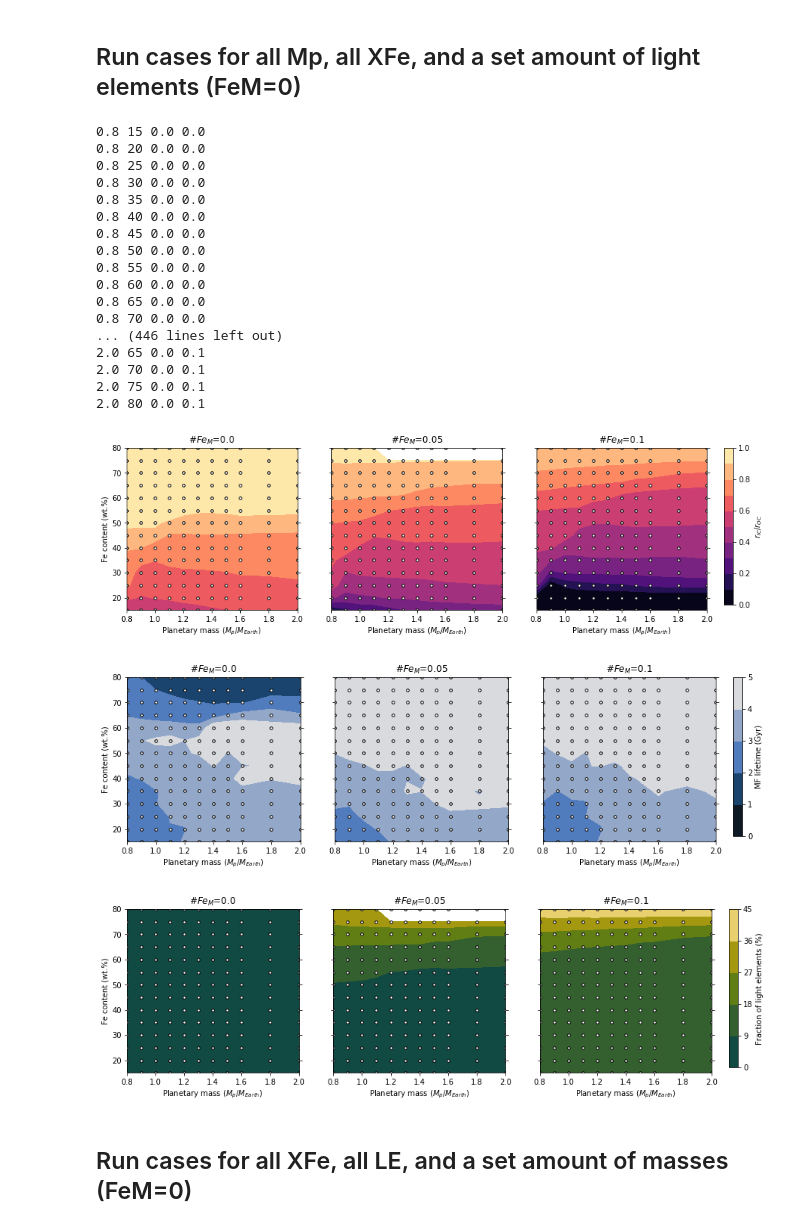
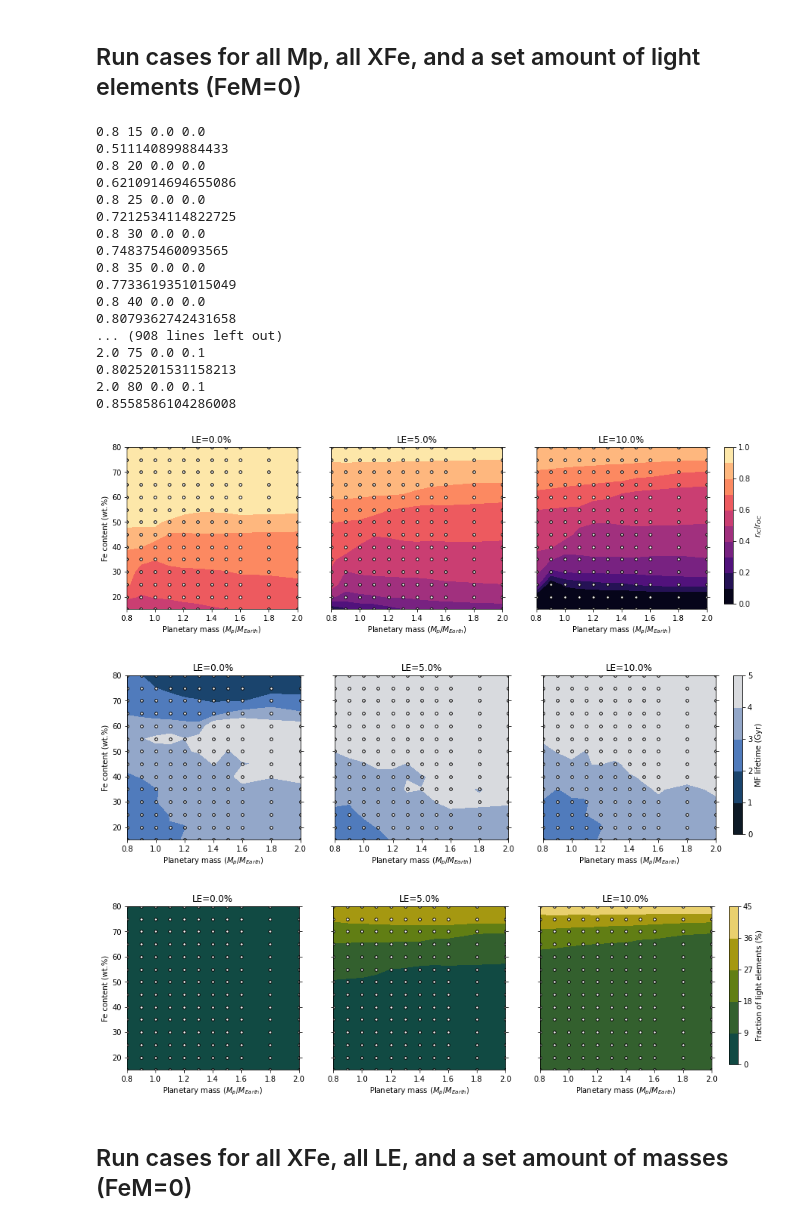
Before and after one commit to irenebonati/exo-cores, a Jupyter notebook: Planets_Evolution.ipynb, the cells around one changed output. Saved outputs shown, nothing was run; the diff lists cells and outputs as text; code cells hidden in the pictures.

```diff
--- a/Planets_Evolution.ipynb
+++ b/Planets_Evolution.ipynb
@@ -176,10 +174,8 @@ def plot_contourf(X,Y,arr,Masses,Fe,Fe_mantle,levels,plots_folder,colormap=plt.c
             ax[i].set_ylabel("")
         else:
             ax[i].set_ylabel("Fe content (wt.%)")
-        #if len(S) ==1:
-        ax[i].set_title('#$Fe_M$={}'.format(Fe_mantle[i]*1e-2))
-        #else:
-        #    ax[i].set_title('LE={}%'.format(Fe_mantle[i]*1e2))
+        #ax[i].set_title('#$Fe_M$={}'.format(Fe_mantle[i]*1e-2))
+        ax[i].set_title('LE={}%'.format(Fe_mantle[i]*1e2))
         ax[i].yaxis.set_ticks_position('both')
         ax[i].set_xlabel("Planetary mass ($M_{p}/M_{Earth}$)")
         ax[i].set_xlim([0.8,2.0])
@@ -741,7 +739,6 @@ M_S, F_S = np.meshgrid(Masses_S, Fe_S)
 r_IC_end_S = np.zeros((len(Fe_S),len(Masses_S)*len(LE_S)))
 r_IC_beginning_S = np.zeros_like(r_IC_end_S)
 MF_lifetime_S = np.zeros_like(r_IC_end_S)
-Q_CMB_end_S = np.zeros_like(r_IC_end_S)
 r_OC_S = np.zeros_like(r_IC_end_S)
 S_S = np.zeros_like(r_IC_end_S)
 
@@ -753,51 +750,55 @@ for m,light_elements in enumerate(LE_S):
             S = light_elements
             FeM = FeM_S
             print (Mp,XFe,FeM,S)
+
             Planet = evolution.Rocky_Planet(Mp,XFe,FeM,S)
             evo = evolution.Evolution(Planet)
             evo.run()
+
             r_IC_beginning_S[j,i+m*len(Masses_S)] = evo.planet.r_IC_0/1e3
             r_IC_end_S[j,i+m*len(Masses_S)] = evo.r_IC[-1]/1e3
-            if r_IC_end_S[j,i+m*len(Masses_S)]<0:
-                break
             r_OC_S[j,i+m*len(Masses_S)] = evo.planet.r_OC/1e3
             MF_lifetime_S[j,i+m*len(Masses_S)] = evo.t_mf
-            Q_CMB_end_S[j,i+m*len(Masses_S)] = evo.Q_CMB[-1]
             S_S[j,i+m*len(Masses_S)] = evo.S_t[-1]
-            if S_S[j,i+m*len(Masses_S)] ==None or r_IC_end_S[j,i+m*len(Masses_S)] == None:
-                S_S[j,i+m*len(Masses_S)] = 100.
-                #r_IC_end_S[j,i+m*len(Masses_S)] = evo.planet.r_OC/1e3
+
+            # For some cases (XFe =) the dTliq_drIC becomes not a number
+            # We need to state in the paper that for high XFe the melting temperature we use might not be valid
+            if S == 0.05 and XFe == 80.:
+                r_IC_end_S[j,i+m*len(Masses_S)] = r_OC_S[j,i+m*len(Masses_S)]
+                S_S[j,i+m*len(Masses_S)] = 0.35
+
+            print (r_IC_end_S[j,i+m*len(Masses_S)]/r_OC_S[j,i+m*len(Masses_S)])
 # %% [output]
 0.8 15 0.0 0.0
+0.511140899884433
 0.8 20 0.0 0.0
+0.6210914694655086
 0.8 25 0.0 0.0
+0.7212534114822725
 0.8 30 0.0 0.0
+0.748375460093565
 0.8 35 0.0 0.0
+0.7733619351015049
 0.8 40 0.0 0.0
-0.8 45 0.0 0.0
-0.8 50 0.0 0.0
-0.8 55 0.0 0.0
-0.8 60 0.0 0.0
-0.8 65 0.0 0.0
-0.8 70 0.0 0.0
-... (446 lines left out)
-2.0 65 0.0 0.1
-2.0 70 0.0 0.1
+0.8079362742431658
+... (908 lines left out)
 2.0 75 0.0 0.1
+0.8025201531158213
 2.0 80 0.0 0.1
+0.8558586104286008
 # %%
 # plot_contourf(M_S,F_S,r_IC_beginning_S,Masses_S,Fe_S,LE_S,levels_rIC,plots_folder,clabel="ICB radius (km)",figname="r_IC0_S.pdf")
 # plot_contourf(M_S,F_S,r_IC_beginning_S/r_OC_S,Masses_S,Fe_S,LE_S,levels_ICMF,plots_folder,clabel="$r_{IC_{0}}$/$r_{OC}$",figname="ICMF0_S.pdf")
 
 #plot_contourf(M_S,F_S,r_IC_end_S,Masses_S,Fe_S,LE_S,levels_rIC,plots_folder,clabel="ICB radius (km)",figname="r_IC_S.pdf")
-plot_contourf(M_S,F_S,r_IC_end_S/r_OC_S,Masses_S,Fe_S,LE_S,levels_ICMF,plots_folder,clabel="$r_{IC}$/$r_{OC}$",figname="ICMF_Sprova.pdf")
+plot_contourf(M_S,F_S,r_IC_end_S/r_OC_S,Masses_S,Fe_S,LE_S,levels_ICMF,plots_folder,clabel="$r_{IC}$/$r_{OC}$",figname="ICMF_S.pdf")
 
-plot_contourf(M_S,F_S,MF_lifetime_S,Masses_S,Fe_S,LE_S,levels_MF,plots_folder,colormap=oslo,clabel="MF lifetime (Gyr)",figname="MF_lifetime_Sprova.pdf")
-plot_contourf(M_S,F_S,S_S*1e2,Masses_S,Fe_S,LE_S,levels_S,plots_folder,colormap=bamako,clabel="Fraction of light elements (%)",figname="S_Sprova.pdf")
+plot_contourf(M_S,F_S,MF_lifetime_S,Masses_S,Fe_S,LE_S,levels_MF,plots_folder,colormap=oslo,clabel="MF lifetime (Gyr)",figname="MF_lifetime_S.pdf")
+plot_contourf(M_S,F_S,S_S*1e2,Masses_S,Fe_S,LE_S,levels_S,plots_folder,colormap=bamako,clabel="Fraction of light elements (%)",figname="S_S.pdf")
 # %% [output]
-[figure, old version]
+[figure, new version]
-[figure, old version]
+[figure, new version]
-[figure, old version]
+[figure, new version]
 # %% [markdown]
 ## Run cases for all XFe, all LE, and a set amount of masses (FeM=0)
 # %%
```
Also changed, not shown: parts of 8 cells of this notebook, 2 other files.
